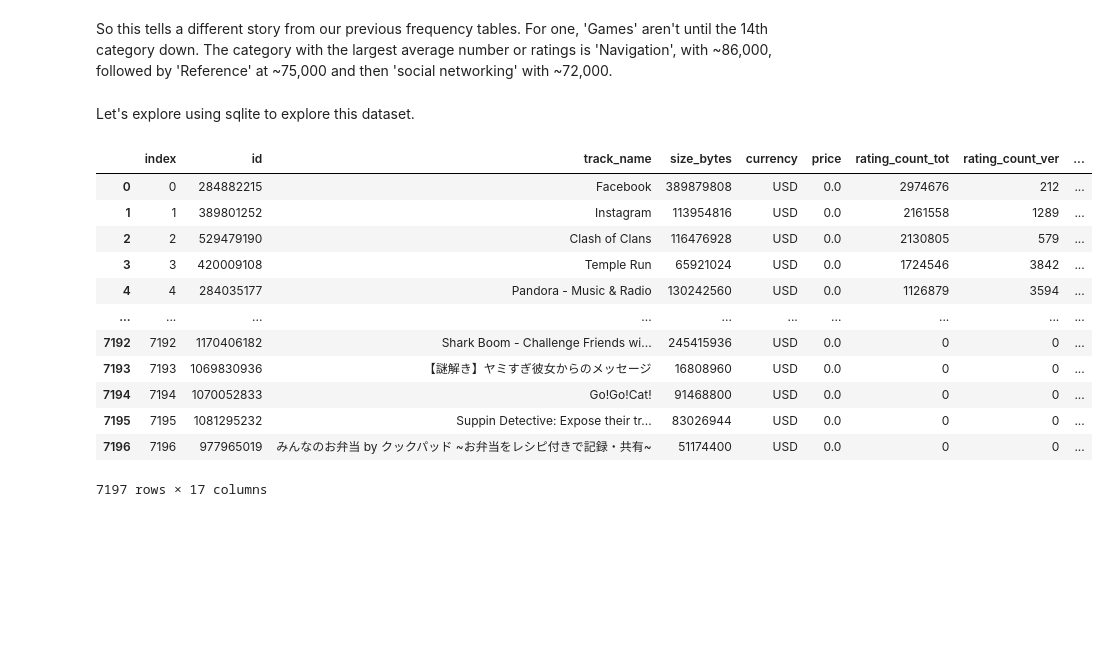
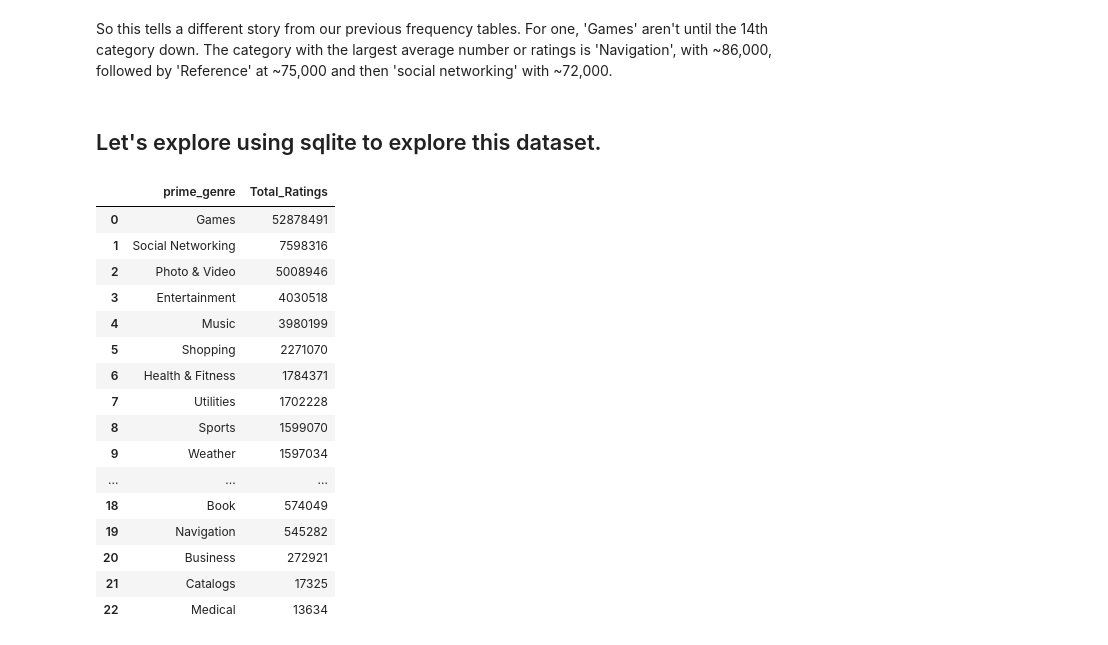
Before and after one commit to adamgrushan/App_Data_Analysis, a Jupyter notebook: initial.ipynb, the cells around one changed output. Drawn from its saved outputs; the diff is of its cells as text; code cells hidden in the pictures; blank space fills up the shorter version.

```diff
--- a/initial.ipynb
+++ b/initial.ipynb
@@ -491,7 +491,7 @@ Medical : 612.0
 # %% [markdown]
 So this tells a different story from our previous frequency tables. For one, 'Games' aren't until the 14th category down. The category with the largest average number or ratings is 'Navigation', with ~86,000, followed by 'Reference' at ~75,000 and then 'social networking' with ~72,000.
 # %% [markdown]
-Let's explore using sqlite to explore this dataset.
+## Let's explore using sqlite to explore this dataset.
 # %%
 import sqlite3
 import pandas as pd
@@ -505,24 +505,30 @@ crsr = connection.cursor()
 df.to_sql('A01_Google_Play_Store', connection, if_exists='replace')
 df2.to_sql('A02_Apple_Store', connection, if_exists='replace')
 # %%
-select_star_query = '''
-SELECT *
+freq_table_query_apple = '''
+SELECT prime_genre
+    ,SUM(rating_count_tot) Total_Ratings
 FROM A02_Apple_Store
-ORDER BY rating_count_tot DESC
+GROUP BY prime_genre
+ORDER BY SUM(rating_count_tot) DESC
 '''
 
-pd.read_sql_query(select_star_query,connection)
+pd.read_sql_query(freq_table_query_apple,connection)
 # %% [output]
-|  | index | id | track_name | size_bytes | currency | price | rating_count_tot | rating_count_ver | ... |
-| 0 | 0 | 284882215 | Facebook | 389879808 | USD | 0.0 | 2974676 | 212 | ... |
-| 1 | 1 | 389801252 | Instagram | 113954816 | USD | 0.0 | 2161558 | 1289 | ... |
-| 2 | 2 | 529479190 | Clash of Clans | 116476928 | USD | 0.0 | 2130805 | 579 | ... |
-| 3 | 3 | 420009108 | Temple Run | 65921024 | USD | 0.0 | 1724546 | 3842 | ... |
-| 4 | 4 | 284035177 | Pandora - Music & Radio | 130242560 | USD | 0.0 | 1126879 | 3594 | ... |
-| ... | ... | ... | ... | ... | ... | ... | ... | ... | ... |
-| 7192 | 7192 | 1170406182 | Shark Boom - Challenge Friends wi... | 245415936 | USD | 0.0 | 0 | 0 | ... |
-| 7193 | 7193 | 1069830936 | 【謎解き】ヤミすぎ彼女からのメッセージ | 16808960 | USD | 0.0 | 0 | 0 | ... |
-| 7194 | 7194 | 1070052833 | Go!Go!Cat! | 91468800 | USD | 0.0 | 0 | 0 | ... |
-| 7195 | 7195 | 1081295232 | Suppin Detective: Expose their tr... | 83026944 | USD | 0.0 | 0 | 0 | ... |
-| 7196 | 7196 | 977965019 | みんなのお弁当 by クックパッド ~お弁当をレシピ付きで記録・共有~ | 51174400 | USD | 0.0 | 0 | 0 | ... |
+|  | prime_genre | Total_Ratings |
+| 0 | Games | 52878491 |
+| 1 | Social Networking | 7598316 |
+| 2 | Photo & Video | 5008946 |
+| 3 | Entertainment | 4030518 |
+| 4 | Music | 3980199 |
+| 5 | Shopping | 2271070 |
+| 6 | Health & Fitness | 1784371 |
+| 7 | Utilities | 1702228 |
+| 8 | Sports | 1599070 |
+| 9 | Weather | 1597034 |
+| ... | ... | ... |
+| 18 | Book | 574049 |
+| 19 | Navigation | 545282 |
+| 20 | Business | 272921 |
+| 21 | Catalogs | 17325 |
+| 22 | Medical | 13634 |
-7197 rows × 17 columns
```
Also changed, not shown: parts of 1 cell of this notebook, 1 other file.
